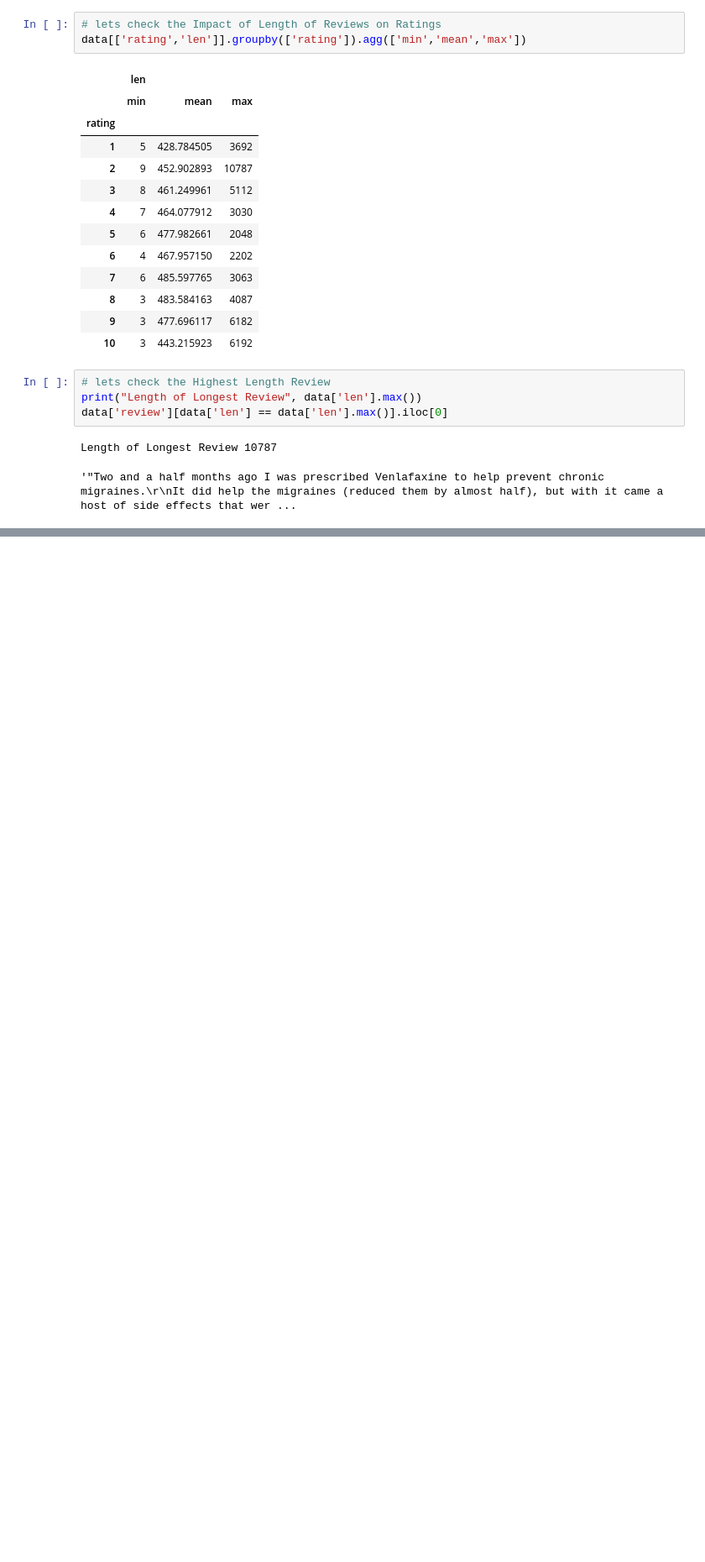
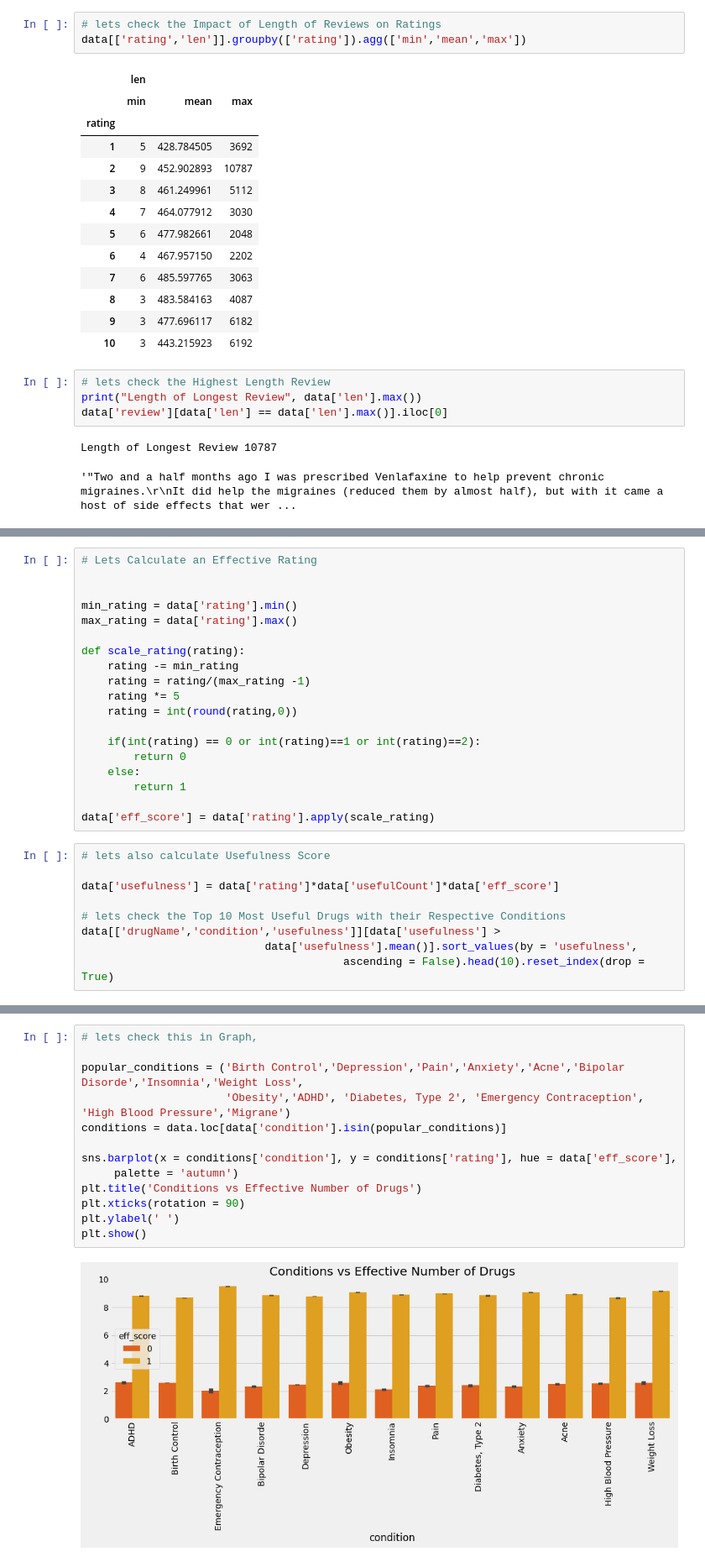
Before and after one commit to ElbrusGasim/Data_Science, a Jupyter notebook: NLP.ipynb, the cells around one changed output, grey strips where cells are left out. Shown at 84% size. Cells and saved outputs as stored; diff of their text form; blank space fills up the shorter version.

```diff
--- a/NLP.ipynb
+++ b/NLP.ipynb
@@ -189,0 +288,28 @@ Length of Longest Review 10787
+# %%
+# Lets Calculate an Effective Rating
+
+
+min_rating = data['rating'].min()
+max_rating = data['rating'].max()
+
+def scale_rating(rating):
+    rating -= min_rating
+    rating = rating/(max_rating -1)
+    rating *= 5
+    rating = int(round(rating,0))
+
+    if(int(rating) == 0 or int(rating)==1 or int(rating)==2):
+        return 0
+    else:
+        return 1
+
+data['eff_score'] = data['rating'].apply(scale_rating)
+# %%
+# lets also calculate Usefulness Score
+
+data['usefulness'] = data['rating']*data['usefulCount']*data['eff_score']
+
+# lets check the Top 10 Most Useful Drugs with their Respective Conditions
+data[['drugName','condition','usefulness']][data['usefulness'] >
+                            data['usefulness'].mean()].sort_values(by = 'usefulness',
+                                        ascending = False).head(10).reset_index(drop = True)
@@ -189,0 +338,15 @@ Length of Longest Review 10787
+# %%
+# lets check this in Graph,
+
+popular_conditions = ('Birth Control','Depression','Pain','Anxiety','Acne','Bipolar Disorde','Insomnia','Weight Loss',
+                      'Obesity','ADHD', 'Diabetes, Type 2', 'Emergency Contraception', 'High Blood Pressure','Migrane')
+conditions = data.loc[data['condition'].isin(popular_conditions)]
+
+sns.barplot(x = conditions['condition'], y = conditions['rating'], hue = data['eff_score'],
+     palette = 'autumn')
+plt.title('Conditions vs Effective Number of Drugs')
+plt.xticks(rotation = 90)
+plt.ylabel(' ')
+plt.show()
+# %% [output]
+[figure, added]
```
Also changed, not shown: parts of 18 cells of this notebook.
